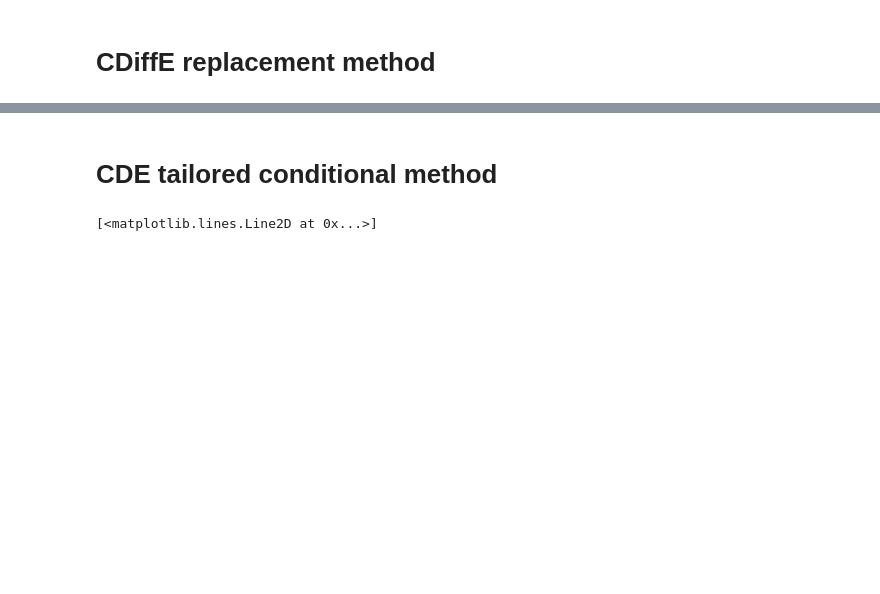
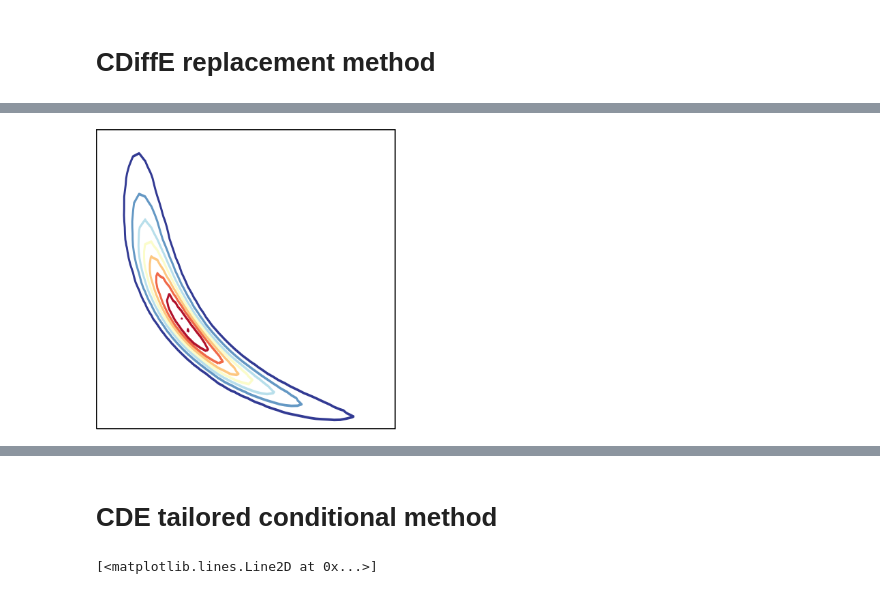
Before and after one commit to harrya32/conditional_diffusion_simulation, a Jupyter notebook: BOD example.ipynb, the cells around one changed output, grey strips where cells are left out. Saved outputs shown, nothing was run; the diff lists cells and outputs as text; code cells hidden in the pictures; blank space fills up the shorter version.

```diff
--- a/BOD example.ipynb
+++ b/BOD example.ipynb
@@ -466,6 +423,10 @@ cdiffe_samples = CDiffE_pc_sampler(score_model,
 # %%
 test = pd.DataFrame(cdiffe_samples.numpy())
 test.columns =['x1', 'x2', 'y1', 'y2', 'y3', 'y4', 'y5']
+# %%
+Image("BOD target density.png", width=300, height=300)
+# %% [output]
+[figure, added]
 # %%
 sns.displot(test, x ='x1', y='x2', kind="kde")
 # %% [output]
```
Also changed, not shown: parts of 40 cells of this notebook, 2 other files.
